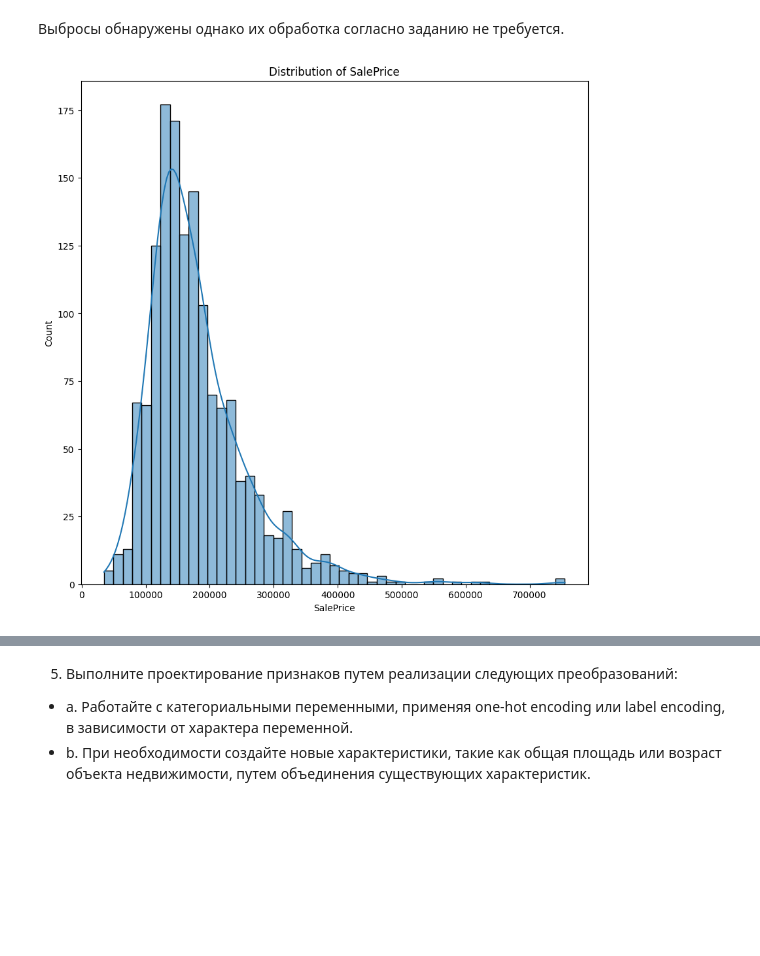
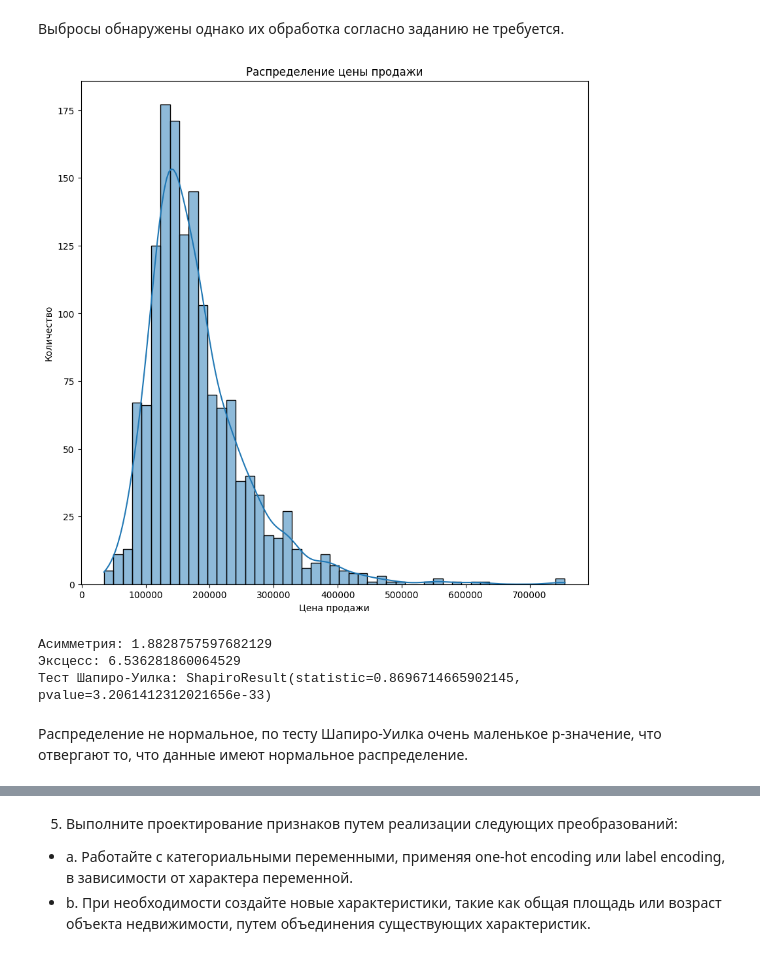
Before and after one commit to Ritorta/Data_collection_and_markup, a Jupyter notebook: Work#8/W8T1.ipynb, the cells around one changed output, grey strips where cells are left out. Cells and saved outputs as stored; diff of their text form; code cells hidden in the pictures; blank space fills up the shorter version.

```diff
--- a/Work#8/W8T1.ipynb
+++ b/Work#8/W8T1.ipynb
@@ -344,0 +545,5 @@ array(['Attchd', 'Detchd', 'BuiltIn', 'CarPort', 'NoType', 'Basment',
+# %%
+# Заполняем пустые значения на моду
+df['GarageQual'] = df['GarageQual'].fillna(df['GarageQual'].mode().iloc[0])
+# Проверяем
+df['GarageQual'].unique()
@@ -430,7 +637,7 @@ df['GarageFinish'].unique()
 array(['RFn', 'Unf', 'Fin', 'Nope'], dtype=object)
 # %%
 # Столбцы для удаления, на мой взгляд оценки качества не несут ценности
-columns_to_remove = ['BsmtCond', 'BsmtFinType1', 'BsmtFinType2', 'FireplaceQu', 'GarageQual', 'GarageCond', 'PoolQC', 'Fence', 'MiscFeature']
+columns_to_remove = ['BsmtCond', 'BsmtFinType1', 'BsmtFinType2', 'FireplaceQu', 'GarageCond', 'PoolQC', 'Fence', 'MiscFeature']
 
 df = df.drop(columns=columns_to_remove)
 # %%
@@ -644,10 +865,26 @@ plt.show()
 # %%
 # Делаем визуальное распределение целевой переменной 'SalePrice'
 plt.figure(figsize=(10, 10))
 sns.histplot(df["SalePrice"], kde=True)
-plt.xlabel("SalePrice")
-plt.ylabel("Count")
-plt.title("Distribution of SalePrice")
+plt.xlabel("Цена продажи")
+plt.ylabel("Количество")
+plt.title("Распределение цены продажи")
 plt.show()
 # %% [output]
-[figure, old version]
+[figure, new version]
+# %%
+# Коэффициент асимметрии и эксцесса
+skewness = df['SalePrice'].skew()
+kurtosis = df['SalePrice'].kurt()
+print(f"Асимметрия: {skewness}")
+print(f"Эксцесс: {kurtosis}")
+
+# Тест нормальности
+shapiro_test = stats.shapiro(df['SalePrice'])
+print(f"Тест Шапиро-Уилка: {shapiro_test}")
+# %% [output]
+Асимметрия: 1.8828757597682129
+Эксцесс: 6.536281860064529
+Тест Шапиро-Уилка: ShapiroResult(statistic=0.8696714665902145, pvalue=3.2061412312021656e-33)
+# %% [markdown]
+Распределение не нормальное, по тесту Шапиро-Уилка очень маленькое p-значение, что отвергают то, что данные имеют нормальное распределение.
```
Also changed, not shown: parts of 19 cells of this notebook, 2 other files.
